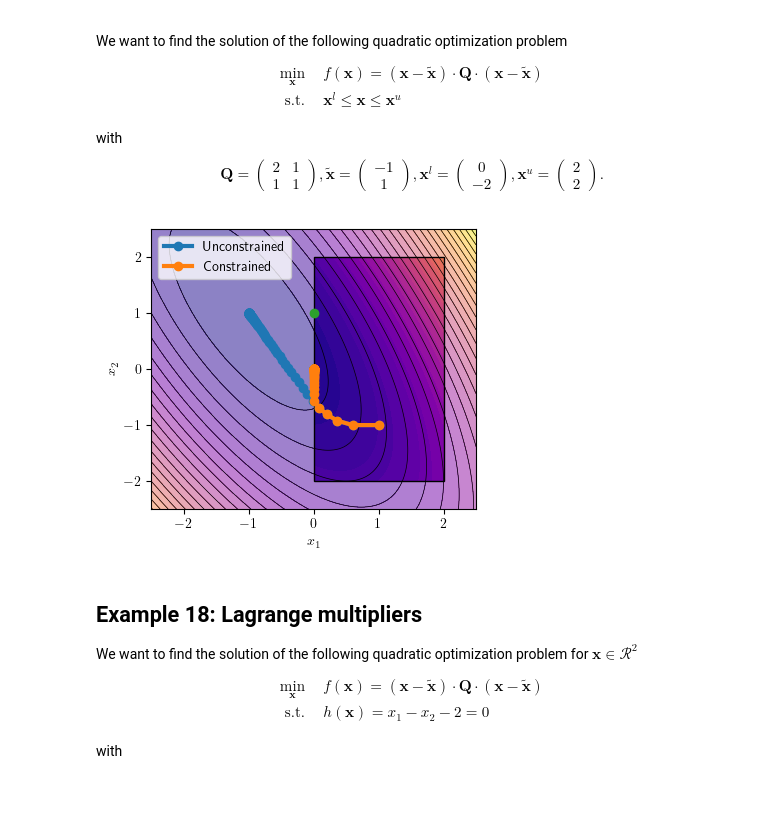
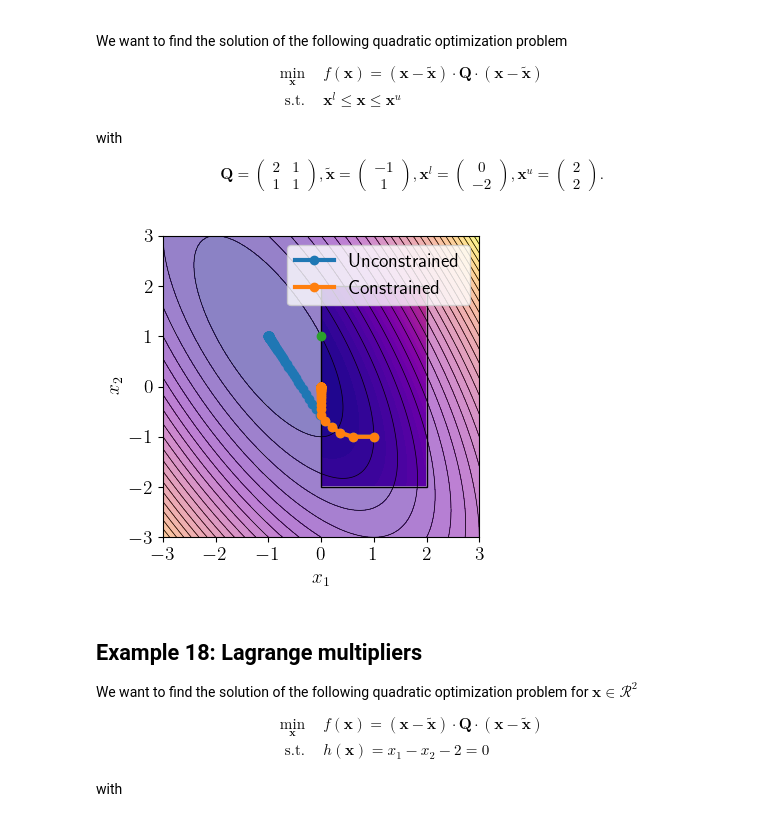
Before and after one commit to meyer-nils/structural_optimization, a Jupyter notebook: notebooks/lecture_03_constrained_optimization.ipynb, the cells around one changed output. Drawn from its saved outputs; the diff is of its cells as text; code cells hidden in the pictures; blank space fills up the shorter version.

Commit message:
Optimize more images.

```diff
--- a/notebooks/lecture_03_constrained_optimization.ipynb
+++ b/notebooks/lecture_03_constrained_optimization.ipynb
@@ -6,6 +6,7 @@ import matplotlib.patches as patches
 from utils import plot_contours
 
 plt.rcParams["text.usetex"] = True
+plt.rcParams["font.size"] = 14
 torch.set_default_dtype(torch.double)
 # %% [markdown]
 ## Example 17: Box constraints
@@ -46,7 +47,7 @@ $$
 $$
 # %%
 # Define domain
-s = 2.5
+s = 3.0
 x1 = torch.linspace(-s, s, steps=200)
 x2 = torch.linspace(-s, s, steps=200)
 x = torch.stack(torch.meshgrid(x1, x2, indexing="xy"), dim=2)
@@ -83,35 +84,37 @@ def box_constrained_decent(x_init, func, x_lower, x_upper, eta=0.1, max_iter=100
 
 # Starting point
 x_init = torch.tensor([1.0, -1.0])
 # Lower bounds
 x_lower = torch.tensor([0.0, -2.0])
 # Upper bounds
 x_upper = torch.tensor([2.0, 2.0])
 # Optimization path of simple decent
 path = simple_decent(x_init, f)
 # Optimization path of constrained decent
 path_pg = box_constrained_decent(x_init, f, x_lower, x_upper)
 
 # Visualize paths
 plot_contours(
     x[..., 0],
     x[..., 1],
     f(x),
-    figsize=(4.0, 3.5),
+    figsize=(4.2, 4.0),
     box=[x_lower, x_upper],
     paths={"Unconstrained": path, "Constrained": path_pg},
 )
 # This would be a clipped point
 plt.plot([0], [1], marker="o", color="tab:green")
 plt.xlim([-s, s])
 plt.ylim([-s, s])
 plt.xlabel("$x_1$")
 plt.ylabel("$x_2$")
+plt.xticks([-3, -2, -1, 0, 1, 2, 3])
+plt.yticks([-3, -2, -1, 0, 1, 2, 3])
 plt.tight_layout()
 plt.savefig("../figures/box_example.svg", transparent=True)
 plt.show()
 # %% [output]
-[figure, old version]
+[figure, new version]
 # %% [markdown]
 ## Example 18: Lagrange multipliers
 
```
Also changed, not shown: parts of 6 cells of this notebook, 33 other files.
